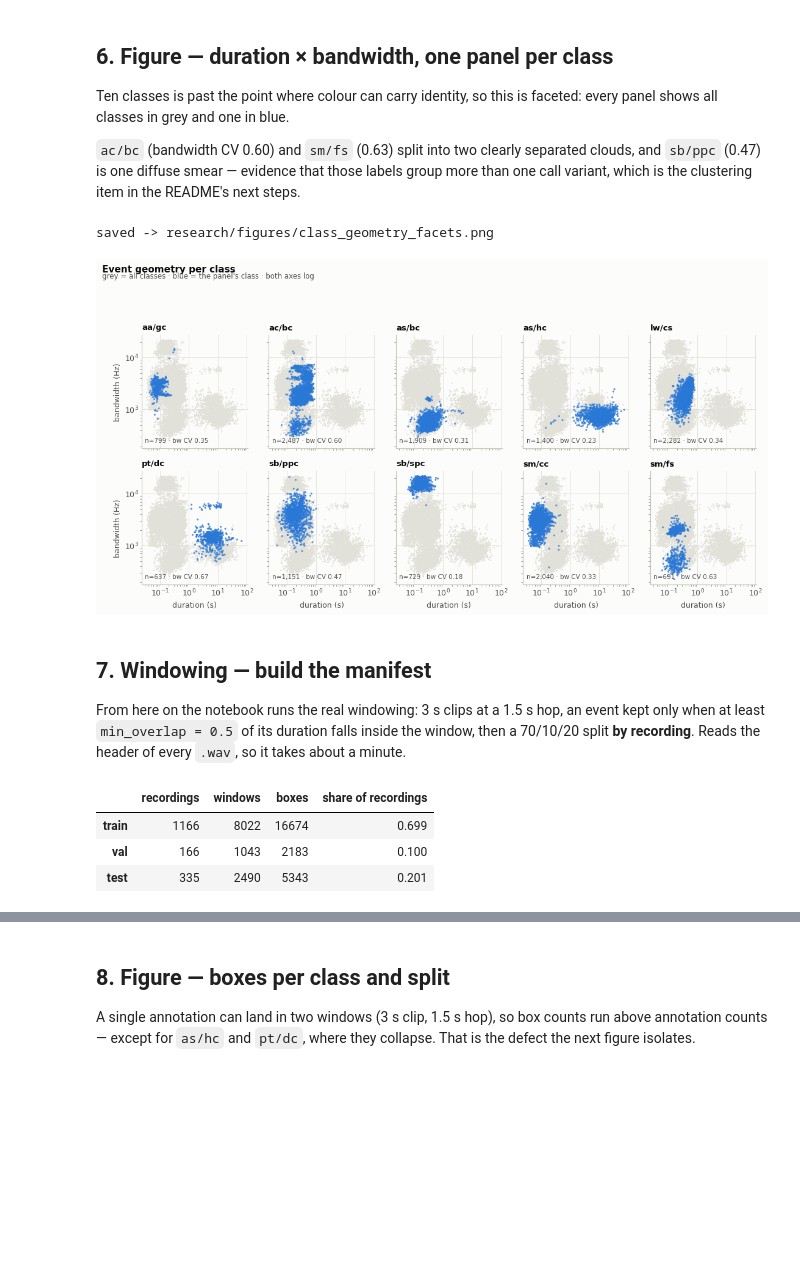
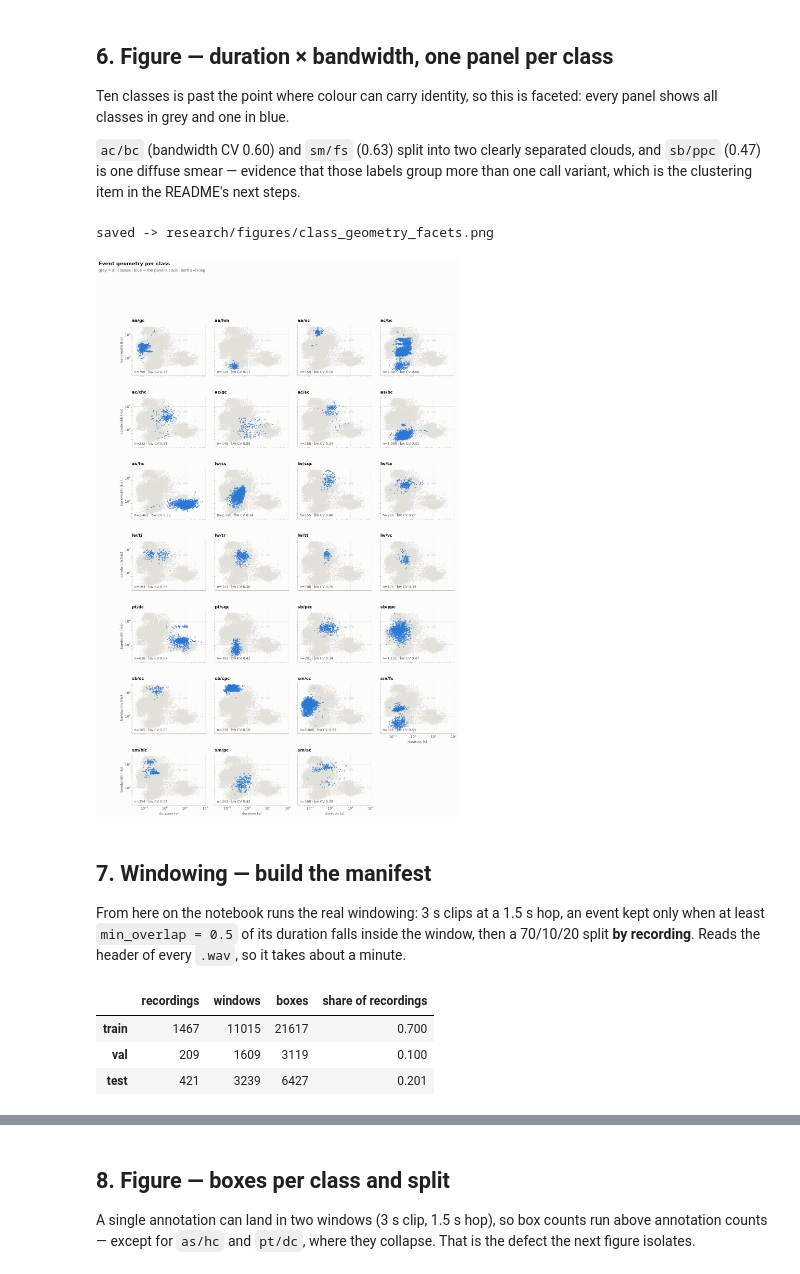
Before and after one commit to nhrot-fc/tesis-primate, a Jupyter notebook: notebooks/dataset_report.ipynb, the cells around one changed output, grey strips where cells are left out. Cells and saved outputs as stored; diff of their text form; code cells hidden in the pictures; blank space fills up the shorter version.

```diff
--- a/notebooks/dataset_report.ipynb
+++ b/notebooks/dataset_report.ipynb
@@ -279,8 +279,8 @@ source: data/raw
 | 4 | 4.410 | 5.019 | 7,350.000 | 9,117.700 | -40.300 | sb | lpc | ... |
 # %%
 # --- The experiment subset, exactly as `create_dataset.py` selects it ---------
-MIN_PAIR_COUNT = 500
-EXCLUDED_PAIRS = {("lw", "cc"), ("sm", "fc")}  # nesting phrases
+MIN_PAIR_COUNT = 100
+EXCLUDED_PAIRS = {("lw", "cc"), ("sm", "fc"), ("sb", "pcs")}  # nesting phrases
 
 keep = ~annotations[["species", "call_type"]].apply(tuple, axis=1).isin(EXCLUDED_PAIRS)
 candidates = annotations[keep].copy()
@@ -486,57 +486,74 @@ call variant, which is the clustering item in the README's next steps.
 # %%
 cv = experiment.groupby("pair").bandwidth_hz.std() / experiment.groupby("pair").bandwidth_hz.mean()
 
-fig, axes = plt.subplots(2, 5, figsize=(13, 5.6), sharex=True, sharey=True)
-for ax, pair in zip(axes.ravel(), CLASSES):
+N_COLS = 4
+n_rows = int(np.ceil(len(CLASSES) / N_COLS))
+last_row_cols = len(CLASSES) - (n_rows - 1) * N_COLS  # filled slots in the bottom row
+
+fig, axes = plt.subplots(
+    n_rows, N_COLS, figsize=(4.0 * N_COLS, 3.3 * n_rows), sharex=True, sharey=True
+)
+axes_flat = axes.ravel()
+for ax, pair in zip(axes_flat, CLASSES):
     ax.scatter(
-        experiment.duration_s, experiment.bandwidth_hz, s=3, color=GRID, edgecolors="none", zorder=1
+        experiment.duration_s, experiment.bandwidth_hz, s=4, color=GRID, edgecolors="none", zorder=1
     )
     sub = experiment[experiment.pair == pair]
     ax.scatter(
-        sub.duration_s, sub.bandwidth_hz, s=5, color=BLUE, edgecolors="none", alpha=0.75, zorder=2
+        sub.duration_s, sub.bandwidth_hz, s=8, color=BLUE, edgecolors="none", alpha=0.75, zorder=2
     )
     ax.set_xscale("log")
     ax.set_yscale("log")
-    ax.set_title(f"{pair}", fontsize=9.5, pad=6)
+    ax.set_title(f"{pair}", fontsize=11.5, pad=7)
     ax.annotate(
         f"n={len(sub):,} · bw CV {cv[pair]:.2f}",
         xy=(0.03, 0.05),
         xycoords="axes fraction",
-        fontsize=7.5,
+        fontsize=9,
         color=INK_2,
     )
     ax.grid(True, color=GRID, linewidth=0.6)
     ax.set_axisbelow(True)
     for side in ("left", "bottom"):
         ax.spines[side].set_color(BASELINE)
 
-for ax in axes[-1]:
+for ax in axes_flat[len(CLASSES):]:
+    ax.axis("off")
+
+# Right-hand columns lose their bottom-row panel when CLASSES doesn't fill the
+# grid exactly, so the last *populated* row per column carries the x label —
+# for the short columns that's one row up, and sharex hides its ticks by default.
+for col in range(N_COLS):
+    bottom_row = n_rows - 1 if col < last_row_cols else n_rows - 2
+    ax = axes[bottom_row, col]
+    ax.tick_params(axis="x", labelbottom=True)
     ax.set_xlabel("duration (s)")
-for ax in axes[:, 0]:
-    ax.set_ylabel("bandwidth (Hz)")
-fig.subplots_adjust(top=0.84)
+for row in range(n_rows):
+    axes[row, 0].set_ylabel("bandwidth (Hz)")
+
+fig.subplots_adjust(top=0.91, hspace=0.4, wspace=0.12)
 fig.suptitle(
     "Event geometry per class",
-    x=0.075,
-    y=1.045,
+    x=0.045,
+    y=1.015,
     ha="left",
-    fontsize=11,
+    fontsize=14,
     fontweight="bold",
     color=INK,
 )
 fig.text(
-    0.075,
-    1.005,
+    0.045,
+    0.998,
     "grey = all classes · blue = the panel's class · both axes log",
     ha="left",
-    fontsize=8.5,
+    fontsize=10,
     color=INK_2,
 )
 save(fig, "class_geometry_facets")
 plt.show()
 # %% [output]
 saved -> research/figures/class_geometry_facets.png
-[figure, old version]
+[figure, new version]
 # %% [markdown]
 ## 7. Windowing — build the manifest
 
@@ -567,9 +584,9 @@ summary["share of recordings"] = summary.recordings / summary.recordings.sum()
 summary
 # %% [output]
 |  | recordings | windows | boxes | share of recordings |
-| train | 1166 | 8022 | 16674 | 0.699 |
-| val | 166 | 1043 | 2183 | 0.100 |
-| test | 335 | 2490 | 5343 | 0.201 |
+| train | 1467 | 11015 | 21617 | 0.700 |
+| val | 209 | 1609 | 3119 | 0.100 |
+| test | 421 | 3239 | 6427 | 0.201 |
 # %%
 boxes_per_split = (
     pd.DataFrame(
```
Also changed, not shown: parts of 10 cells of this notebook, 15 other files.
